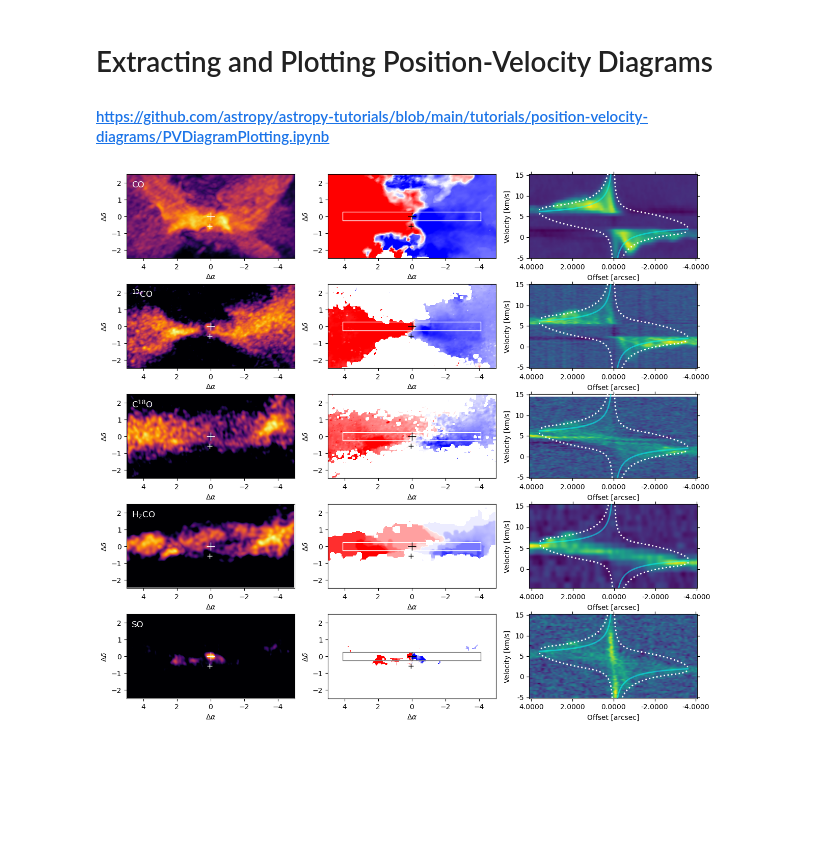
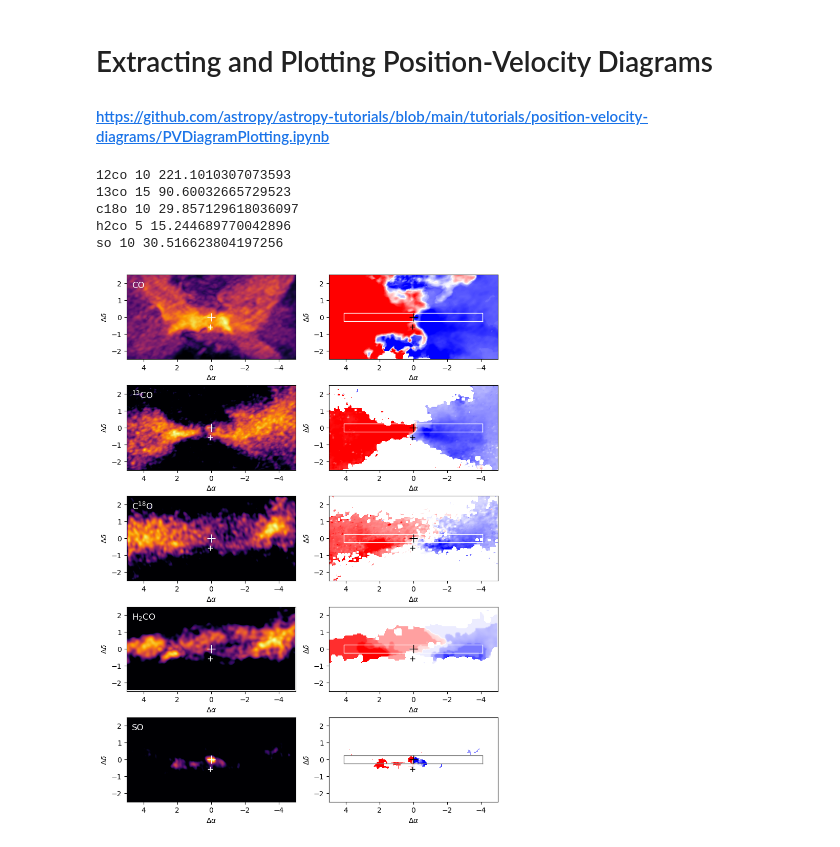
Before and after one commit to interstellarmedium/OphIRS43, a Jupyter notebook: moments_pv.ipynb, the cells around one changed output. Cells and saved outputs as stored; diff of their text form; code cells hidden in the pictures; blank space fills up the shorter version.

```diff
--- a/moments_pv.ipynb
+++ b/moments_pv.ipynb
@@ -134,6 +134,8 @@ for i in range(5):
     if obs['smooth'][i]:
         beam = radio_beam.Beam(major=0.25*u.arcsec, minor=0.25*u.arcsec, pa=0*u.deg)
         masked_peak = masked_peak.convolve_to(beam)
+
+    print(obs['line'][i], obs['clip'][i], 1000*np.max(masked_peak).value)
 
     # 1st column for moment0 map
     ax0 = fig.add_subplot(gs[i, 0])
@@ -178,6 +180,7 @@ for i in range(5):
         ax.set_ylabel(r'$\Delta\delta$')
         ax.set_xlabel(r'$\Delta\alpha$')
 
+    '''
     # 3rd column is the pv-diagram with adjust aspect ratio
     pvdiagram = extract_pv_slice(cube=subcube_kms, path=skypath)
     ww = wcs.WCS(pvdiagram.header)
@@ -201,33 +204,39 @@ for i in range(5):
     #ax2.grid()
 
     # pure Keplerian
     Vsys = 4.1
     dist = 137.3
     R, VKep = Kepler(2.5, 1, 500)
     xpix, ypix = cutout.wcs.world_to_pixel_values(R/dist/3600, (Vsys+VKep)*1000)
     ax2.plot(xpix, ypix, color='cyan', ls='-', lw=2, alpha=0.5)
     xpix, ypix = cutout.wcs.world_to_pixel_values(-R/dist/3600, (Vsys-VKep)*1000)
     ax2.plot(xpix, ypix, color='cyan', ls='-', lw=2, alpha=0.5)
 
     # Cesaroni infall + rotation fit
     R, Vbound_min, Vbound_max = bound_velocities(2.5, 1, 500)
     xpix, ypix = cutout.wcs.world_to_pixel_values(R/dist/3600, (Vsys+Vbound_min)*1000)
     ax2.plot(xpix, ypix, color='white', ls=':', lw=2, alpha=1)
     xpix, ypix = cutout.wcs.world_to_pixel_values(R/dist/3600, (Vsys+Vbound_max)*1000)
     ax2.plot(xpix, ypix, color='white', ls=':', lw=2, alpha=1)
     xpix, ypix = cutout.wcs.world_to_pixel_values(-R/dist/3600, (Vsys-Vbound_max)*1000)
     ax2.plot(xpix, ypix, color='white', ls=':', lw=2, alpha=1)
     xpix, ypix = cutout.wcs.world_to_pixel_values(-R/dist/3600, (Vsys-Vbound_min)*1000)
     ax2.plot(xpix, ypix, color='white', ls=':', lw=2, alpha=1)
 
     ax2.coords[0].set_format_unit(u.arcsec)
     #ax2.coords[0].set_major_formatter('%5.2f')
     ax2.coords[1].set_format_unit(u.km/u.s)
     ax2.set_ylabel("Velocity [km/s]")
     ax2.set_xlabel("Offset [arcsec]")
+    '''
 
 gs.tight_layout(fig)
 # %% [output]
+12co 10 221.1010307073593
+13co 15 90.60032665729523
+c18o 10 29.857129618036097
+h2co 5 15.244689770042896
+so 10 30.516623804197256
-[figure, old version]
+[figure, new version]
 # %%
 fig.savefig('moments_pv.pdf')
```
Also changed, not shown: 3 other files.
